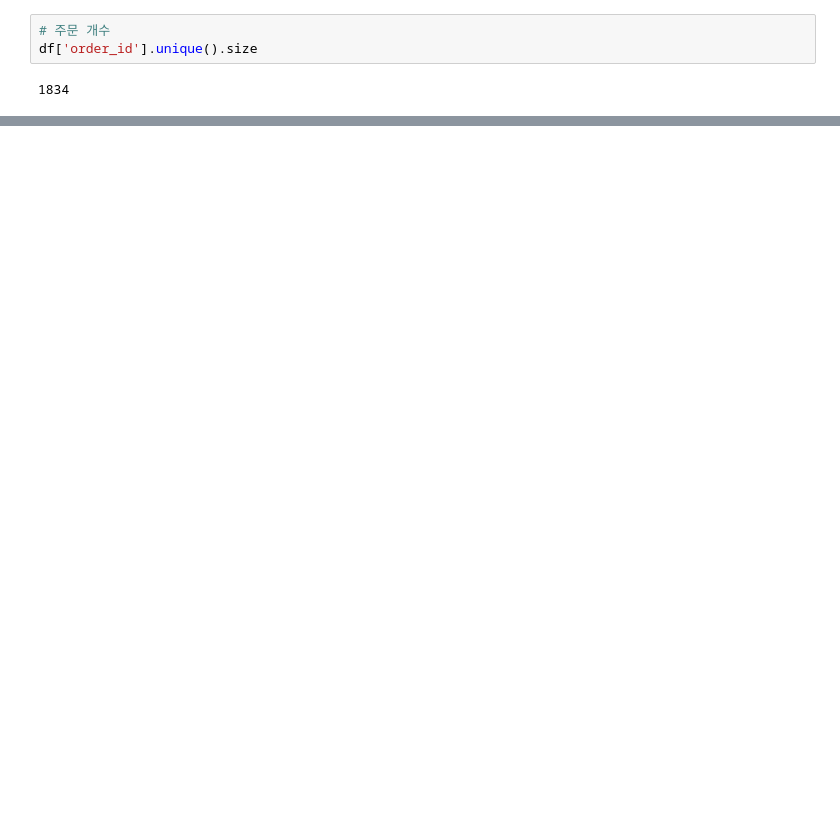
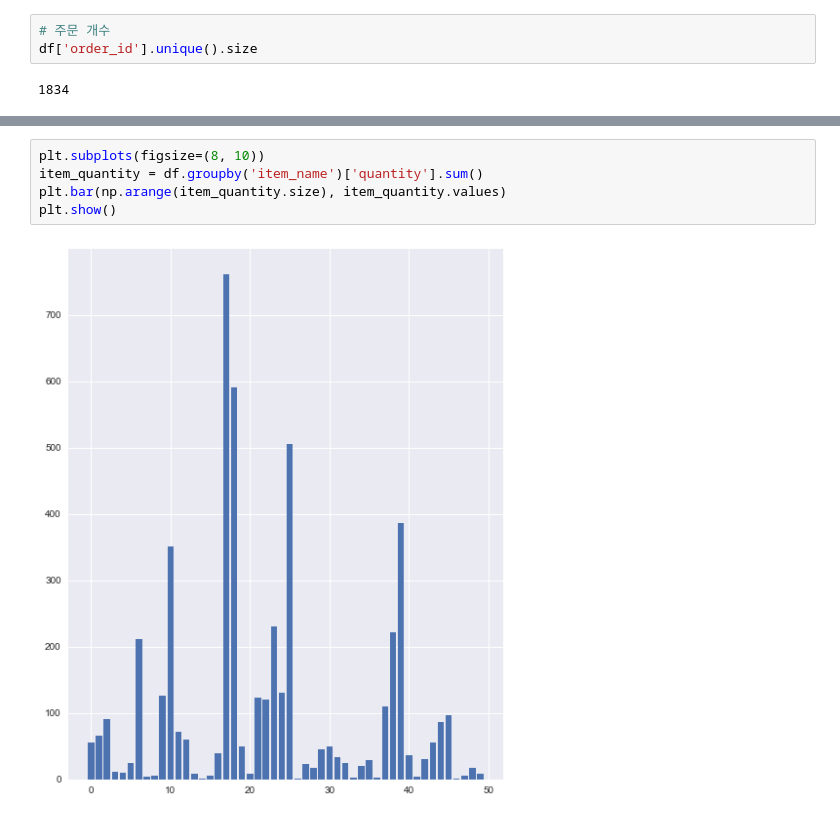
Before and after one commit to DIMI19HD/study-data-structure-python-notebook, a Jupyter notebook: 4. chipotle.ipynb, the cells around one changed output, grey strips where cells are left out. Saved outputs shown, nothing was run; the diff lists cells and outputs as text; blank space fills up the shorter version.

```diff
--- a/4. chipotle.ipynb
+++ b/4. chipotle.ipynb
@@ -169,0 +415,7 @@ df['order_id'].unique().size
+# %%
+plt.subplots(figsize=(8, 10))
+item_quantity = df.groupby('item_name')['quantity'].sum()
+plt.bar(np.arange(item_quantity.size), item_quantity.values)
+plt.show()
+# %% [output]
+[figure, added]
```
Also changed, not shown: parts of 34 cells of this notebook.
